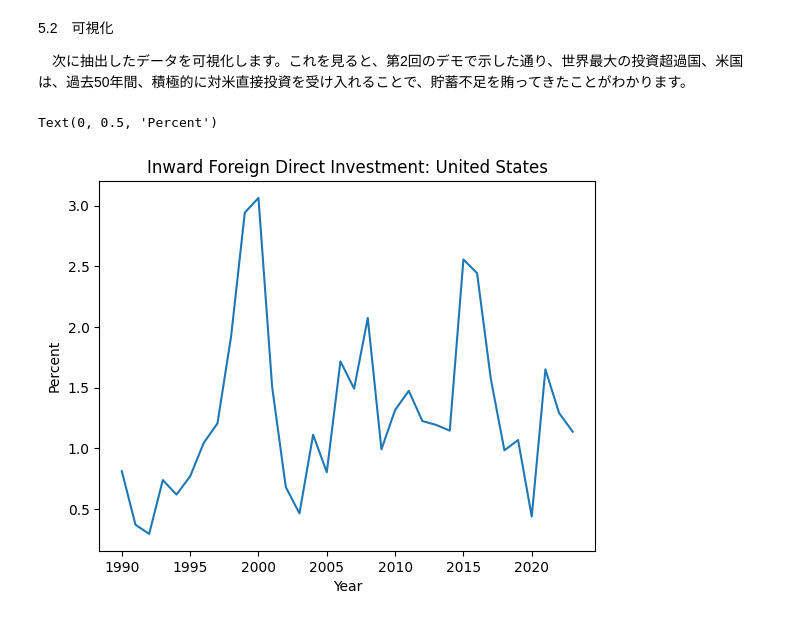
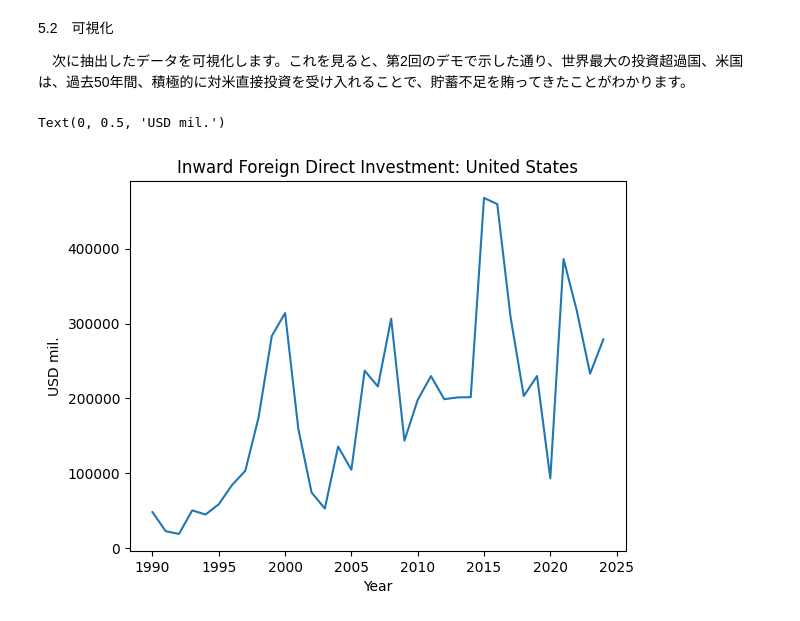
Before and after one commit to nagamamo/international_finance, a Jupyter notebook: 3_foreign_direct_investment_statistics.ipynb, the cells around one changed output. Drawn from its saved outputs; the diff is of its cells as text; code cells hidden in the pictures.

```diff
--- a/3_foreign_direct_investment_statistics.ipynb
+++ b/3_foreign_direct_investment_statistics.ipynb
@@ -23,7 +23,7 @@ import matplotlib.pyplot as plt
 からバルクデータを入手し、このCSVファイルをgithubにアップロードします。その上で、1行目の記述によりこのデータを読み込み、pandasデータフレームとして保存します。3行目で最左列をインデックス化します。事前にURLにアップロードしておくことで、直接CSVファイルを読み込むよりも、迅速にデータが読み込めます。
 # %%
 #[2]データの読み込み
-url = "https://github.com/nagamamo/data/blob/main/3_unctad_fdi_2024.csv?raw=true"#Git-hubからCSVデータの入手
+url = "https://github.com/nagamamo/data/blob/main/3_unctad_fdi_2025.csv?raw=true"#Git-hubからCSVデータの入手
 data = pd.read_csv(url)#データフレームの作成
 fdi = data.set_index("Year")#年をインデックスへ変更
 # %% [markdown]
@@ -88,10 +75,10 @@ usa
 　次に抽出したデータを可視化します。これを見ると、第2回のデモで示した通り、世界最大の投資超過国、米国は、過去50年間、積極的に対米直接投資を受け入れることで、貯蓄不足を賄ってきたことがわかります。
 # %%
 #[5]可視化
-plt.plot(usa['Percentage of Gross Domestic Product'])
+plt.plot(usa['US$ at current prices in millions'])
 plt.title("Inward Foreign Direct Investment: United States")
 plt.xlabel("Year")
-plt.ylabel("Percent")
+plt.ylabel("mil.USD")
 # %% [output]
-Text(0, 0.5, 'Percent')
+Text(0, 0.5, 'USD mil.')
-[figure, old version]
+[figure, new version]
```
Also changed, not shown: parts of 4 cells of this notebook.
